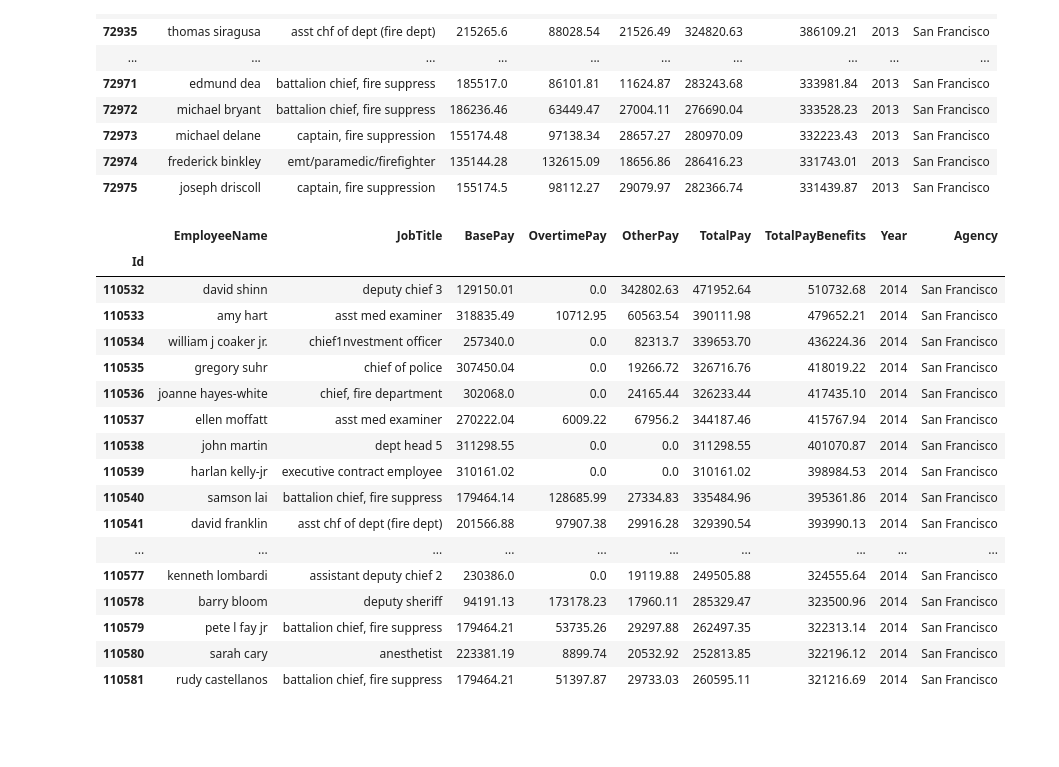
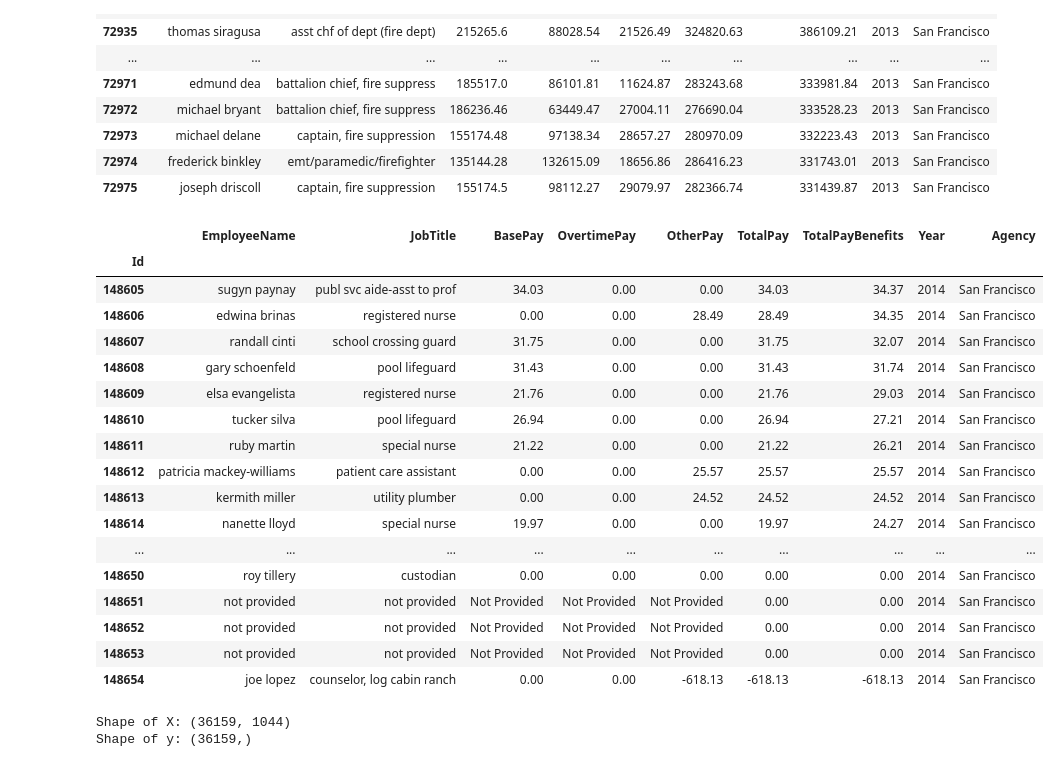
Before and after one commit to adrapiza/Project4-Group3, a Jupyter notebook: Untitled-2.ipynb, the cells around one changed output. Saved outputs shown, nothing was run; the diff lists cells and outputs as text; code cells hidden in the pictures; blank space fills up the shorter version.

Commit message:
updated notebook with learning model

```diff
--- a/Untitled-2.ipynb
+++ b/Untitled-2.ipynb
@@ -330,23 +322,23 @@ df_2013.head(50)
 | 72974 | frederick binkley | emt/paramedic/firefighter | 135144.28 | 132615.09 | 18656.86 | 286416.23 | 331743.01 | 2013 | San Francisco |
 | 72975 | joseph driscoll | captain, fire suppression | 155174.5 | 98112.27 | 29079.97 | 282366.74 | 331439.87 | 2013 | San Francisco |
 # %%
-df_2014.head(50)
+df_2014.tail(50)
 # %% [output]
 |  | EmployeeName | JobTitle | BasePay | OvertimePay | OtherPay | TotalPay | TotalPayBenefits | Year | Agency |
 | Id |  |  |  |  |  |  |  |  |  |
-| 110532 | david shinn | deputy chief 3 | 129150.01 | 0.0 | 342802.63 | 471952.64 | 510732.68 | 2014 | San Francisco |
-| 110533 | amy hart | asst med examiner | 318835.49 | 10712.95 | 60563.54 | 390111.98 | 479652.21 | 2014 | San Francisco |
-| 110534 | william j coaker jr. | chief1nvestment officer | 257340.0 | 0.0 | 82313.7 | 339653.70 | 436224.36 | 2014 | San Francisco |
-| 110535 | gregory suhr | chief of police | 307450.04 | 0.0 | 19266.72 | 326716.76 | 418019.22 | 2014 | San Francisco |
-| 110536 | joanne hayes-white | chief, fire department | 302068.0 | 0.0 | 24165.44 | 326233.44 | 417435.10 | 2014 | San Francisco |
-| 110537 | ellen moffatt | asst med examiner | 270222.04 | 6009.22 | 67956.2 | 344187.46 | 415767.94 | 2014 | San Francisco |
-| 110538 | john martin | dept head 5 | 311298.55 | 0.0 | 0.0 | 311298.55 | 401070.87 | 2014 | San Francisco |
-| 110539 | harlan kelly-jr | executive contract employee | 310161.02 | 0.0 | 0.0 | 310161.02 | 398984.53 | 2014 | San Francisco |
-| 110540 | samson lai | battalion chief, fire suppress | 179464.14 | 128685.99 | 27334.83 | 335484.96 | 395361.86 | 2014 | San Francisco |
-| 110541 | david franklin | asst chf of dept (fire dept) | 201566.88 | 97907.38 | 29916.28 | 329390.54 | 393990.13 | 2014 | San Francisco |
+| 148605 | sugyn paynay | publ svc aide-asst to prof | 34.03 | 0.00 | 0.00 | 34.03 | 34.37 | 2014 | San Francisco |
+| 148606 | edwina brinas | registered nurse | 0.00 | 0.00 | 28.49 | 28.49 | 34.35 | 2014 | San Francisco |
+| 148607 | randall cinti | school crossing guard | 31.75 | 0.00 | 0.00 | 31.75 | 32.07 | 2014 | San Francisco |
+| 148608 | gary schoenfeld | pool lifeguard | 31.43 | 0.00 | 0.00 | 31.43 | 31.74 | 2014 | San Francisco |
+| 148609 | elsa evangelista | registered nurse | 21.76 | 0.00 | 0.00 | 21.76 | 29.03 | 2014 | San Francisco |
+| 148610 | tucker silva | pool lifeguard | 26.94 | 0.00 | 0.00 | 26.94 | 27.21 | 2014 | San Francisco |
+| 148611 | ruby martin | special nurse | 21.22 | 0.00 | 0.00 | 21.22 | 26.21 | 2014 | San Francisco |
+| 148612 | patricia mackey-williams | patient care assistant | 0.00 | 0.00 | 25.57 | 25.57 | 25.57 | 2014 | San Francisco |
+| 148613 | kermith miller | utility plumber | 0.00 | 0.00 | 24.52 | 24.52 | 24.52 | 2014 | San Francisco |
+| 148614 | nanette lloyd | special nurse | 19.97 | 0.00 | 0.00 | 19.97 | 24.27 | 2014 | San Francisco |
 | ... | ... | ... | ... | ... | ... | ... | ... | ... | ... |
-| 110577 | kenneth lombardi | assistant deputy chief 2 | 230386.0 | 0.0 | 19119.88 | 249505.88 | 324555.64 | 2014 | San Francisco |
-| 110578 | barry bloom | deputy sheriff | 94191.13 | 173178.23 | 17960.11 | 285329.47 | 323500.96 | 2014 | San Francisco |
-| 110579 | pete l fay jr | battalion chief, fire suppress | 179464.21 | 53735.26 | 29297.88 | 262497.35 | 322313.14 | 2014 | San Francisco |
-| 110580 | sarah cary | anesthetist | 223381.19 | 8899.74 | 20532.92 | 252813.85 | 322196.12 | 2014 | San Francisco |
-| 110581 | rudy castellanos | battalion chief, fire suppress | 179464.21 | 51397.87 | 29733.03 | 260595.11 | 321216.69 | 2014 | San Francisco |
+| 148650 | roy tillery | custodian | 0.00 | 0.00 | 0.00 | 0.00 | 0.00 | 2014 | San Francisco |
+| 148651 | not provided | not provided | Not Provided | Not Provided | Not Provided | 0.00 | 0.00 | 2014 | San Francisco |
+| 148652 | not provided | not provided | Not Provided | Not Provided | Not Provided | 0.00 | 0.00 | 2014 | San Francisco |
+| 148653 | not provided | not provided | Not Provided | Not Provided | Not Provided | 0.00 | 0.00 | 2014 | San Francisco |
+| 148654 | joe lopez | counselor, log cabin ranch | 0.00 | 0.00 | -618.13 | -618.13 | -618.13 | 2014 | San Francisco |
@@ -352,0 +354,19 @@ df_2014.head(50)
+# %%
+from sklearn.model_selection import train_test_split
+from sklearn.linear_model import LinearRegression
+from sklearn.metrics import mean_squared_error, r2_score
+
+
+# Convert JobTitle to dummy variables
+X = pd.get_dummies(df_2011['JobTitle'], drop_first=True)  # Convert categorical variable to dummy/indicator variables
+y = df_2011['TotalPay']  # Dependent variable
+
+print("Shape of X:", X.shape)
+print("Shape of y:", y.shape)
+
+
+# Split the data into training and testing sets
+X_train, X_test, y_train, y_test = train_test_split(X, y, test_size=0.2, random_state=42)
+# %% [output]
+Shape of X: (36159, 1044)
+Shape of y: (36159,)
```
Also changed, not shown: parts of 5 cells of this notebook.
